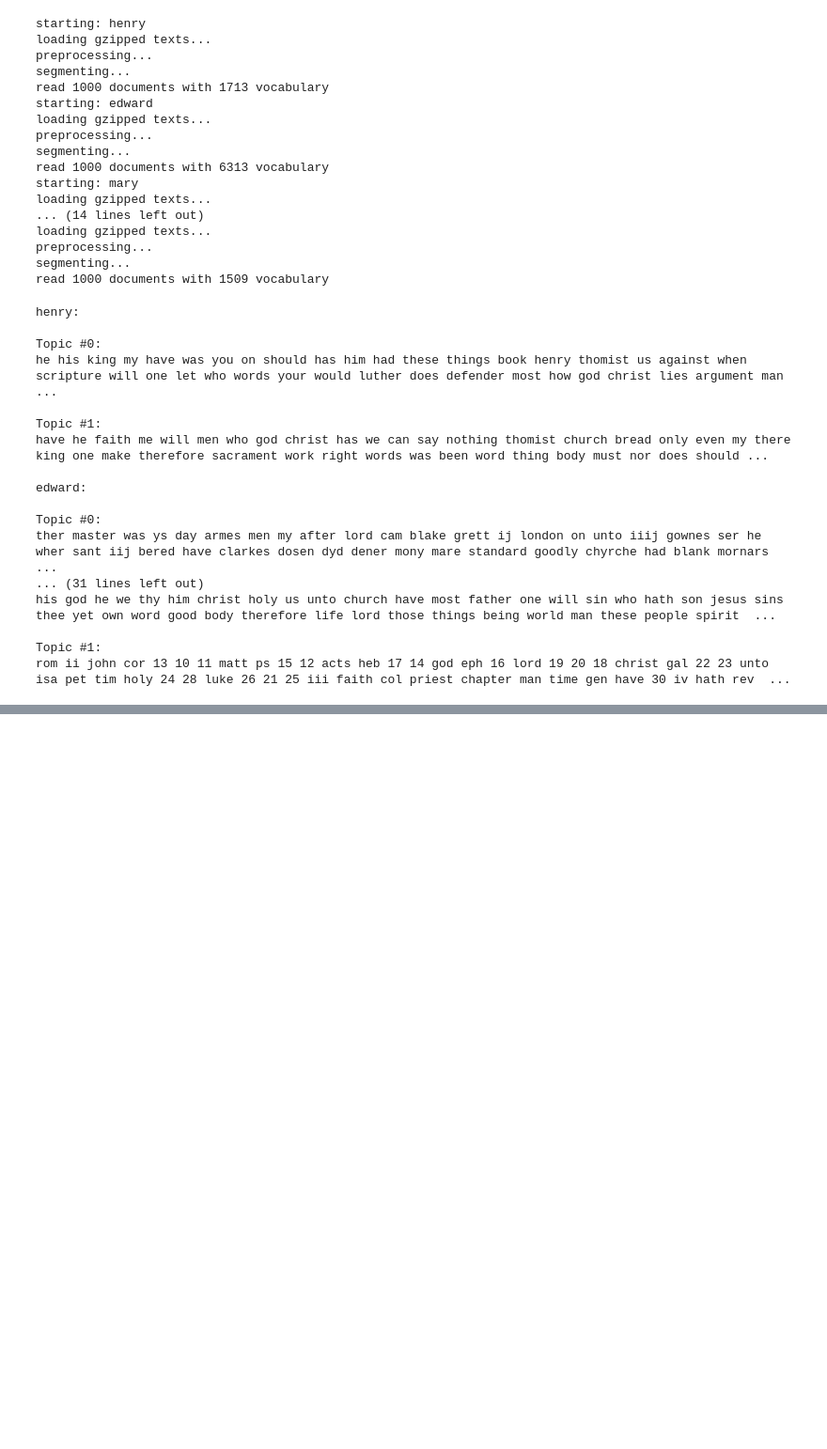
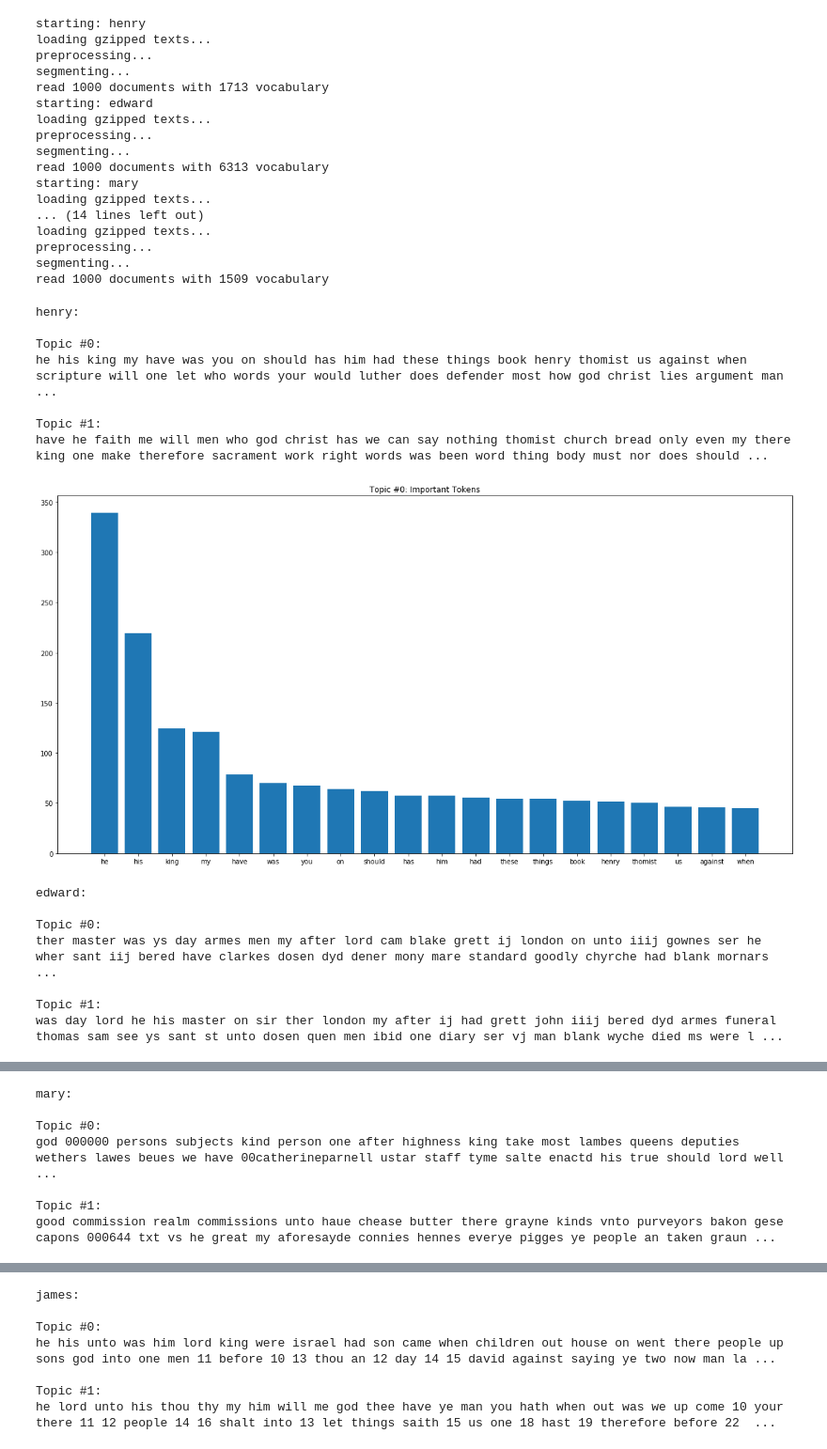
Before and after one commit to catherinedparnell/Cultural-Analytics-IS, a Jupyter notebook: notebooks/ccp-lda-over-time.ipynb, the cells around one changed output, grey strips where cells are left out. Shown at 94% size. Drawn from its saved outputs; the diff is of its cells as text; code cells hidden in the pictures; blank space fills up the shorter version.

```diff
--- a/notebooks/ccp-lda-over-time.ipynb
+++ b/notebooks/ccp-lda-over-time.ipynb
@@ -140,7 +145,7 @@ for fp in input_texts:
                                             max_iter=5,
                                             learning_method='batch',
                                             random_state=1)
-    ccp_models[model_name] = [ccp_model, counts, vec]
+    ccp_models[model_name] = [ccp_model, counts, vec, collection]
 # %% [output]
 starting: henry
 loading gzipped texts...
@@ -162,36 +167,66 @@ read 1000 documents with 1509 vocabulary
 # %%
 for ccp_model_name in ccp_models:
     # get fitted data and transformed matrix
     ccp_data = ccp_models[ccp_model_name][0].fit(ccp_models[ccp_model_name][1])
 
     # extract the features to a simple list
     feature_names = ccp_models[ccp_model_name][2].get_feature_names()
 
     # how many words do we want to extract for each topic?
     n_words = 100
 
     print(ccp_model_name+":\n")
     # now produce topics
     for topic_idx, topic in enumerate(ccp_models[ccp_model_name][0].components_):
         print("Topic #%d:" % topic_idx)
         for i in topic.argsort()[:-n_words - 1:-1]:
             print("{0} ".format(feature_names[i]),end="")
         print("\n")
+
+        # plot the words from the first topic
+    data = ccp_models[ccp_model_name][0].components_[0]
+    word_index = data.argsort()[:-20 - 1:-1]
+
+    x = [feature_names[x] for x in word_index]
+    y = [data[x] for x in word_index]
+
+    plt.figure(figsize=(20,10))
+    plt.title("Topic #0: Important Tokens")
+
+    plt.xlabel("")
+    plt.ylabel("")
+    plt.bar(x,y)
+    plt.show()
+
+    ccp_transformed_data = ccp_models[ccp_model_name][0].fit_transform(counts)
+
+    # make lists of topics and texts for labels
+    topics = ["Topic " + str(i) for i in range(ccp_models[ccp_model_name][0].n_components)]
+    texts = ["Text " + str(i) for i in range(len(ccp_models[ccp_model_name][3]))]
+
+    # put data into a special datatype called a Pandas DataFrame
+    topic_chart = pd.DataFrame(np.round(ccp_transformed_data, 3), columns=topics, index=texts)
+
+    ccp_models[ccp_model_name].append(topic_chart)
+
+    # extract the most dominant topic by searching for largest value
+    topic_chart['Dominant Topic'] = np.argmax(topic_chart.values, axis=1)
+
+    # Display
+    topic_chart
 # %% [output]
 henry:
 
 Topic #0:
 he his king my have was you on should has him had these things book henry thomist us against when scripture will one let who words your would luther does defender most how god christ lies argument man ...
 
 Topic #1:
 have he faith me will men who god christ has we can say nothing thomist church bread only even my there king one make therefore sacrament work right words was been word thing body must nor does should ...
-
-edward:
-
-Topic #0:
-ther master was ys day armes men my after lord cam blake grett ij london on unto iiij gownes ser he wher sant iij bered have clarkes dosen dyd dener mony mare standard goodly chyrche had blank mornars ...
-... (31 lines left out)
-his god he we thy him christ holy us unto church have most father one will sin who hath son jesus sins thee yet own word good body therefore life lord those things being world man these people spirit  ...
-
-Topic #1:
-rom ii john cor 13 10 11 matt ps 15 12 acts heb 17 14 god eph 16 lord 19 20 18 christ gal 22 23 unto isa pet tim holy 24 28 luke 26 21 25 iii faith col priest chapter man time gen have 30 iv hath rev  ...
+[figure, added]
+edward:
+
+Topic #0:
+ther master was ys day armes men my after lord cam blake grett ij london on unto iiij gownes ser he wher sant iij bered have clarkes dosen dyd dener mony mare standard goodly chyrche had blank mornars ...
+
+Topic #1:
+was day lord he his master on sir ther london my after ij had grett john iiij bered dyd armes funeral thomas sam see ys sant st unto dosen quen men ibid one diary ser vj man blank wyche died ms were l ...
@@ -197,0 +234,7 @@ rom ii john cor 13 10 11 matt ps 15 12 acts heb 17 14 god eph 16 lord 19 20 18 c
+mary:
+
+Topic #0:
+god 000000 persons subjects kind person one after highness king take most lambes queens deputies wethers lawes beues we have 00catherineparnell ustar staff tyme salte enactd his true should lord well  ...
+
+Topic #1:
+good commission realm commissions unto haue chease butter there grayne kinds vnto purveyors bakon gese capons 000644 txt vs he great my aforesayde connies hennes everye pigges ye people an taken graun ...
@@ -197,0 +250,7 @@ rom ii john cor 13 10 11 matt ps 15 12 acts heb 17 14 god eph 16 lord 19 20 18 c
+james:
+
+Topic #0:
+he his unto was him lord king were israel had son came when children out house on went there people up sons god into one men 11 before 10 13 thou an 12 day 14 15 david against saying ye two now man la ...
+
+Topic #1:
+he lord unto his thou thy my him will me god thee have ye man you hath when out was we up come 10 your there 11 12 people 14 16 shalt into 13 let things saith 15 us one 18 hast 19 therefore before 22  ...
```
Also changed, not shown: parts of 2 cells of this notebook.
